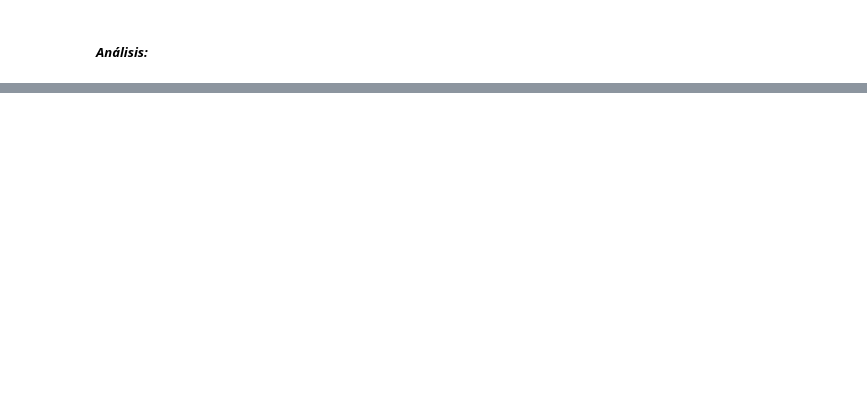
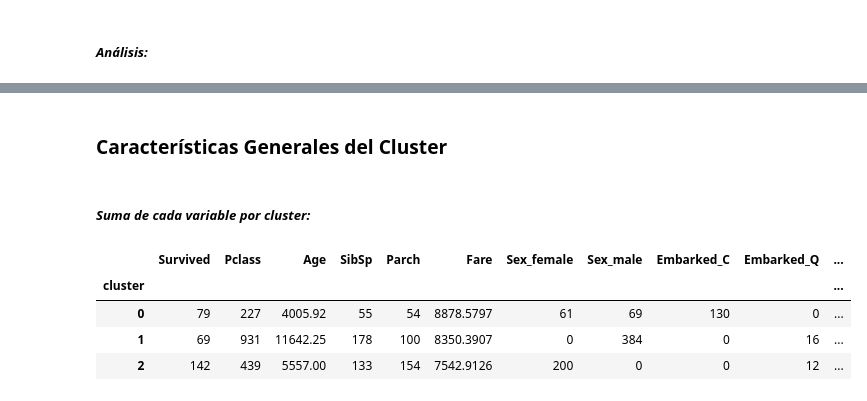
Before and after one commit to arantzaghg/lab_aprendizaje_estadistico, a Jupyter notebook: Tarea KMeans y Shap.ipynb, the cells around one changed output, grey strips where cells are left out. Drawn from its saved outputs; the diff is of its cells as text; code cells hidden in the pictures; blank space fills up the shorter version.

```diff
--- a/Tarea KMeans y Shap.ipynb
+++ b/Tarea KMeans y Shap.ipynb
@@ -167,0 +208,14 @@ shap.summary_plot(shap_values, X_shap, plot_type="dot")
+# %%
+df['cluster'] = pipeline.predict(df)
+# %% [markdown]
+### **Características Generales del Cluster**
+# %% [markdown]
+##### *Suma de cada variable por cluster:*
+# %%
+df.groupby('cluster').sum()
+# %% [output]
+|  | Survived | Pclass | Age | SibSp | Parch | Fare | Sex_female | Sex_male | Embarked_C | Embarked_Q | ... |
+| cluster |  |  |  |  |  |  |  |  |  |  | ... |
+| 0 | 79 | 227 | 4005.92 | 55 | 54 | 8878.5797 | 61 | 69 | 130 | 0 | ... |
+| 1 | 69 | 931 | 11642.25 | 178 | 100 | 8350.3907 | 0 | 384 | 0 | 16 | ... |
+| 2 | 142 | 439 | 5557.00 | 133 | 154 | 7542.9126 | 200 | 0 | 0 | 12 | ... |
```
Also changed, not shown: parts of 14 cells of this notebook.
